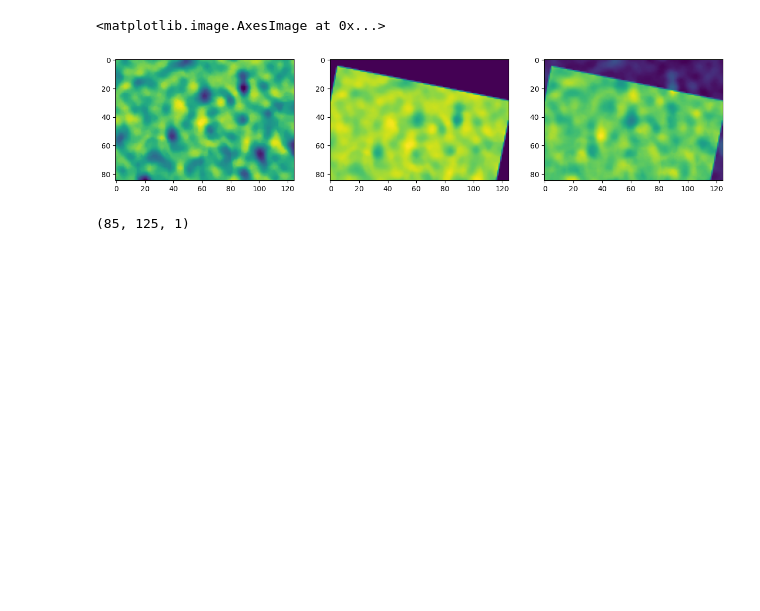
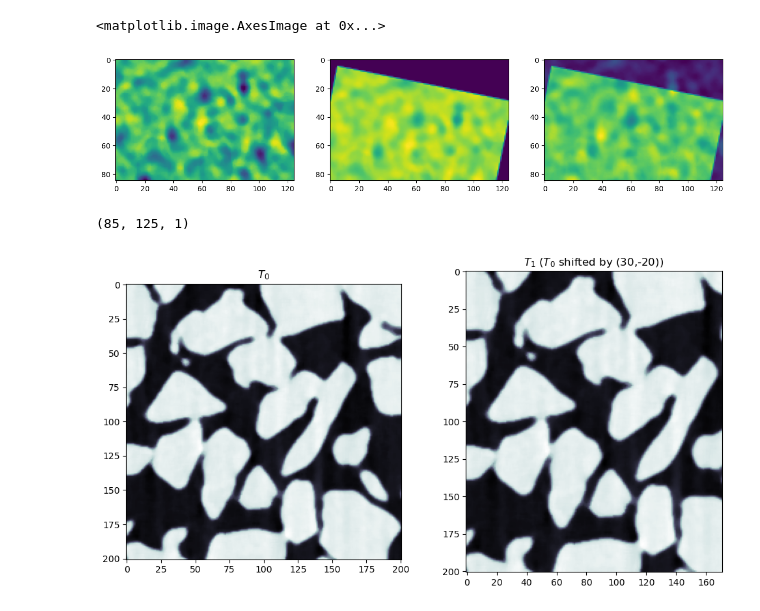
Before and after one commit to ImagingLectures/Quantitative-Big-Imaging-2024, a Jupyter notebook: Lectures/Lecture-09/TFregistration.ipynb, the cells around one changed output. Cells and saved outputs as stored; diff of their text form; code cells hidden in the pictures; blank space fills up the shorter version.

```diff
--- a/Lectures/Lecture-09/TFregistration.ipynb
+++ b/Lectures/Lecture-09/TFregistration.ipynb
@@ -414,3 +414,15 @@ ax[2].imshow(registered_image-moving_image)
 moving_image.shape
 # %% [output]
 (85, 125, 1)
+# %%
+# Distance as feature
+bw_sand = plt.imread('data/sand.png').astype(float) # Some sand grains
+
+shift_sand = bw_sand[:,:-30]
+bw_sand = bw_sand[:shift_sand.shape[0],:]
+
+fig, (ax1, ax2) = plt.subplots(1, 2, figsize=(12, 6), dpi=100)
+ax1.imshow(bw_sand,cmap='bone'), ax1.set_title('$T_0$')
+ax2.imshow(shift_sand, cmap='bone') , ax2.set_title('$T_1$ ($T_0$ shifted by (30,-20))');
+# %% [output]
+[figure, added]
```
Also changed, not shown: parts of 5 cells of this notebook, 11 other files.
